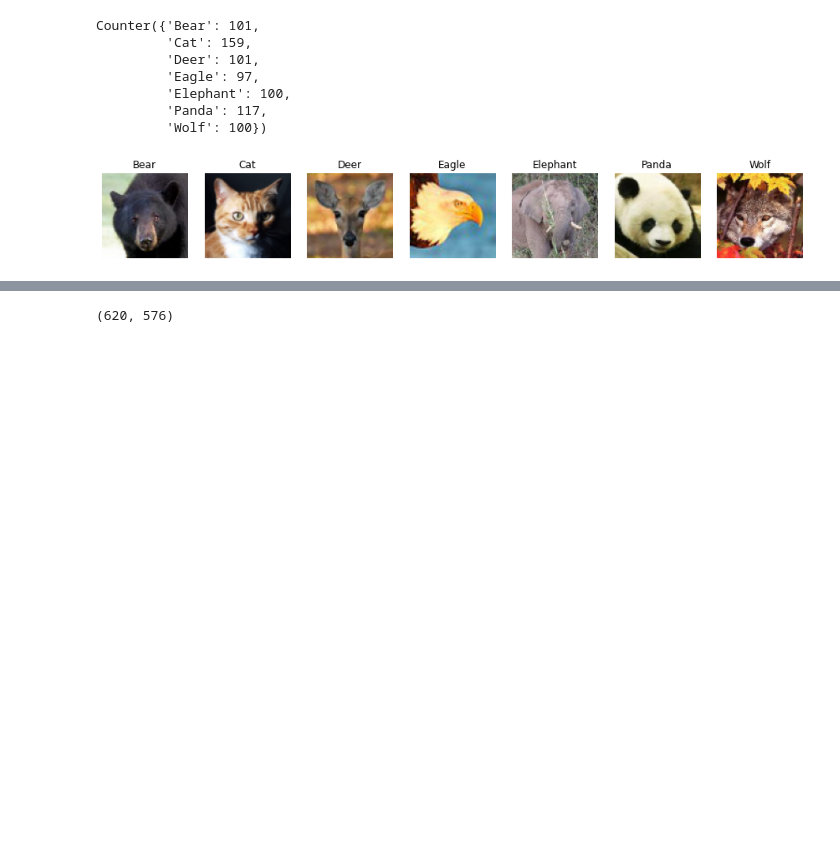
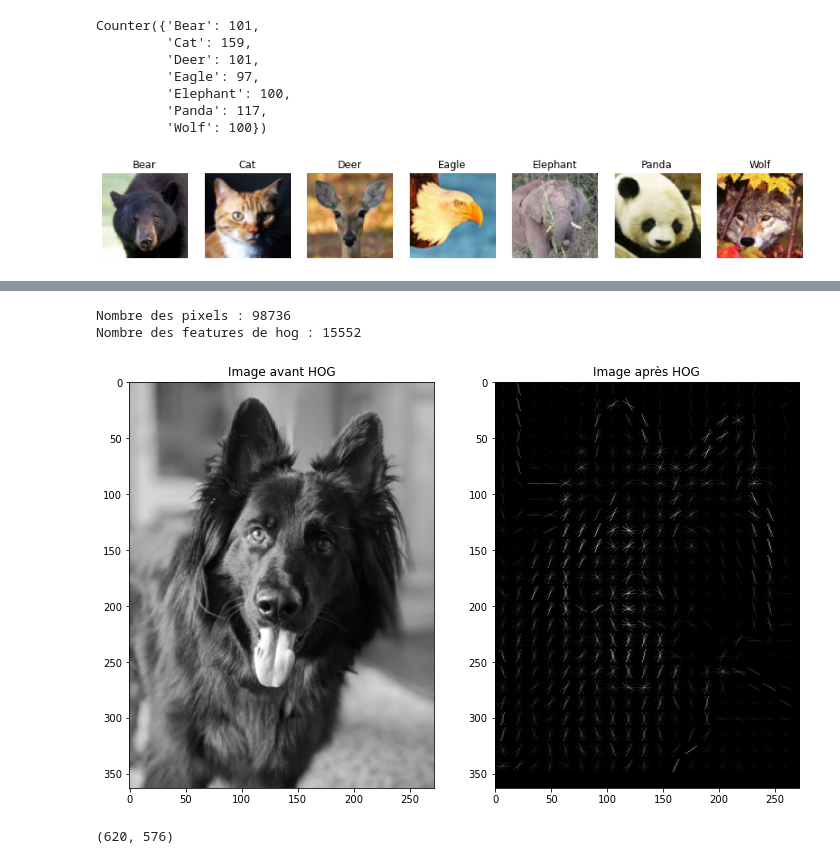
Before and after one commit to eltarr-kawther/classification-images, a Jupyter notebook: Face Detection.ipynb, the cells around one changed output, grey strips where cells are left out. Saved outputs shown, nothing was run; the diff lists cells and outputs as text; code cells hidden in the pictures; blank space fills up the shorter version.

```diff
--- a/Face Detection.ipynb
+++ b/Face Detection.ipynb
@@ -209,3 +186,24 @@ number of hog features:  242820
+# %%
+dog = rescale(dog, 0.09, mode='reflect')
+# %%
+dog_hog, dog_hog_img = hog(dog, pixels_per_cell=(14,14), cells_per_block=(2, 2), orientations=9, visualize=True, block_norm='L2-Hys')
+# %%
+print('Nombre des pixels :', dog.shape[0] * dog.shape[1])
+print('Nombre des features de hog :', dog_hog.shape[0])
+# %% [output]
+Nombre des pixels : 98736
+Nombre des features de hog : 15552
+# %%
+plt.figure(figsize=(12,12))
+plt.subplot(1,2,1)
+plt.imshow(dog, cmap='gray')
+plt.title('Image avant HOG')
+plt.subplot(1,2,2)
+plt.imshow(dog_hog_img, cmap='gray')
+plt.title('Image après HOG')
+plt.show()
+# %% [output]
+[figure, added]
 # %%
 from sklearn.base import BaseEstimator, TransformerMixin
 
```
Also changed, not shown: parts of 14 cells of this notebook, 2 other files.
